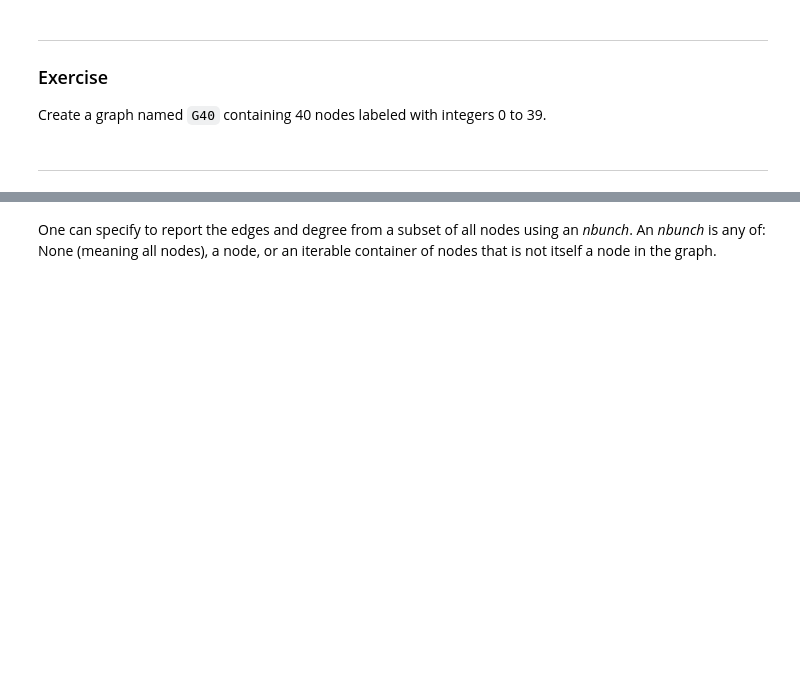
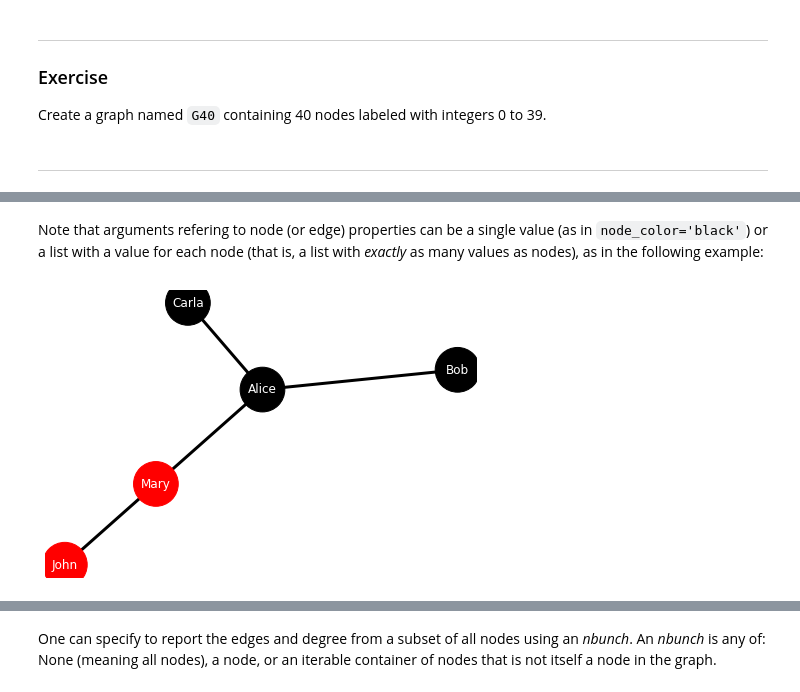
Before and after one commit to seeslab/ComputationalBiology, a Jupyter notebook: Session 3/Session 3 - Networks and proteins.ipynb, the cells around one changed output, grey strips where cells are left out. Saved outputs shown, nothing was run; the diff lists cells and outputs as text; code cells hidden in the pictures; blank space fills up the shorter version.

```diff
--- a/Session 3/Session 3 - Networks and proteins.ipynb
+++ b/Session 3/Session 3 - Networks and proteins.ipynb
@@ -175,0 +168,8 @@ G.degree[1]  # the number of edges incident to 1
+# %% [markdown]
+Note that arguments refering to node (or edge) properties can be a single value (as in `node_color='black'`) or a list with a value for each node (that is, a list with *exactly* as many values as nodes), as in the following example:
+# %%
+colors = ['black', 'black', 'black', 'red', 'red']
+nx.draw(G, with_labels=True, font_color='white', node_color=colors, node_size=2000, width=3)
+plt.show()
+# %% [output]
+[figure, added]
```
Also changed, not shown: parts of 125 cells of this notebook.
